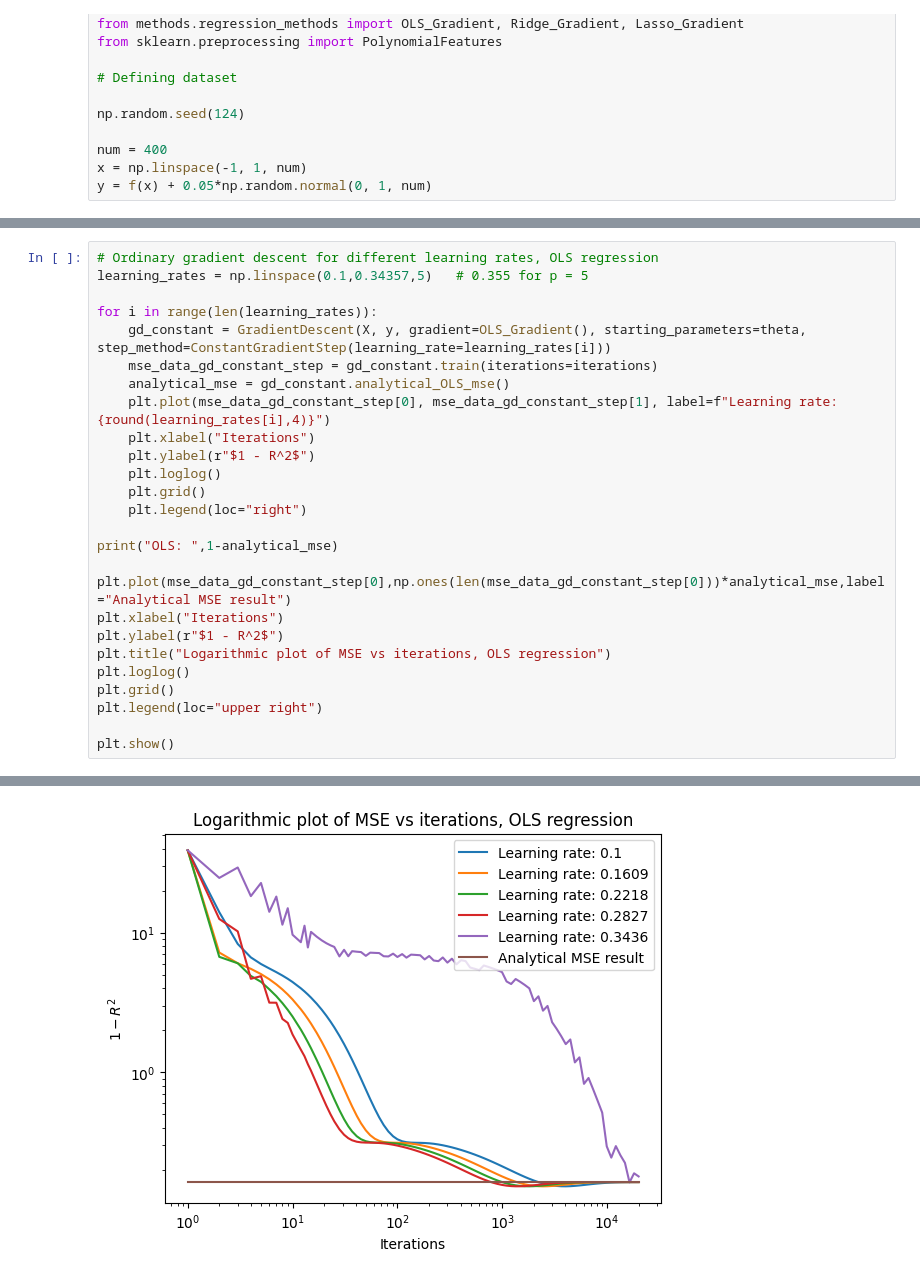
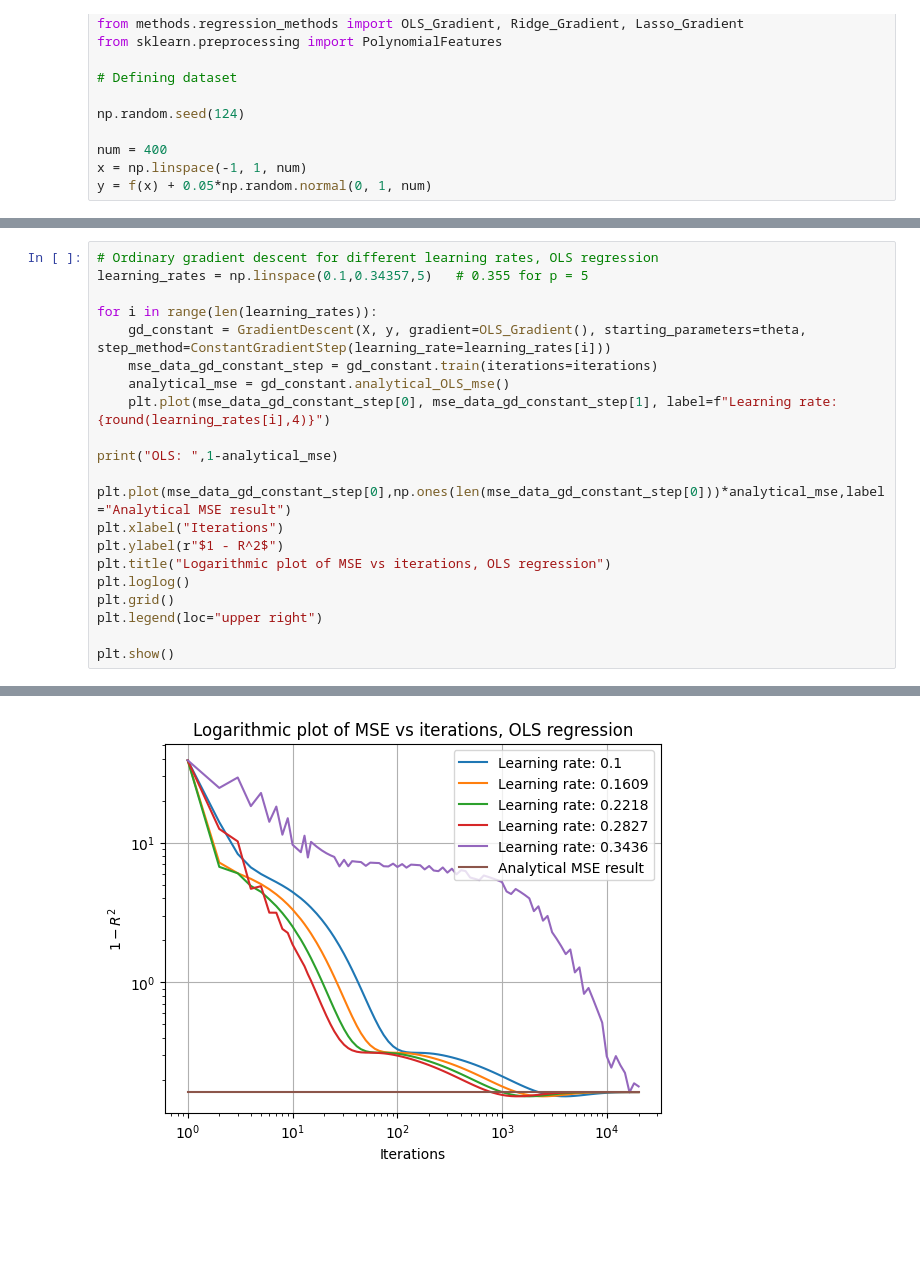
Before and after one commit to HeineEH/FYS-STK3155-4155_Project1, a Jupyter notebook: code/project_1c.ipynb, the cells around one changed output, grey strips where cells are left out. Cells and saved outputs as stored; diff of their text form; blank space fills up the shorter version.

Commit message:
Fixed loop plotting in 1c

```diff
--- a/code/project_1c.ipynb
+++ b/code/project_1c.ipynb
@@ -56,11 +48,6 @@ for i in range(len(learning_rates)):
     mse_data_gd_constant_step = gd_constant.train(iterations=iterations)
     analytical_mse = gd_constant.analytical_OLS_mse()
     plt.plot(mse_data_gd_constant_step[0], mse_data_gd_constant_step[1], label=f"Learning rate: {round(learning_rates[i],4)}")
-    plt.xlabel("Iterations")
-    plt.ylabel(r"$1 - R^2$")
-    plt.loglog()
-    plt.grid()
-    plt.legend(loc="right")
 
 print("OLS: ",1-analytical_mse)
 
@@ -78,4 +65,4 @@ OLS:  0.8371156696066647
-[figure, old version]
+[figure, new version]
 # %%
 # Finding theoretical value of maximum learning rate
 
```
Also changed, not shown: parts of 5 cells of this notebook.
